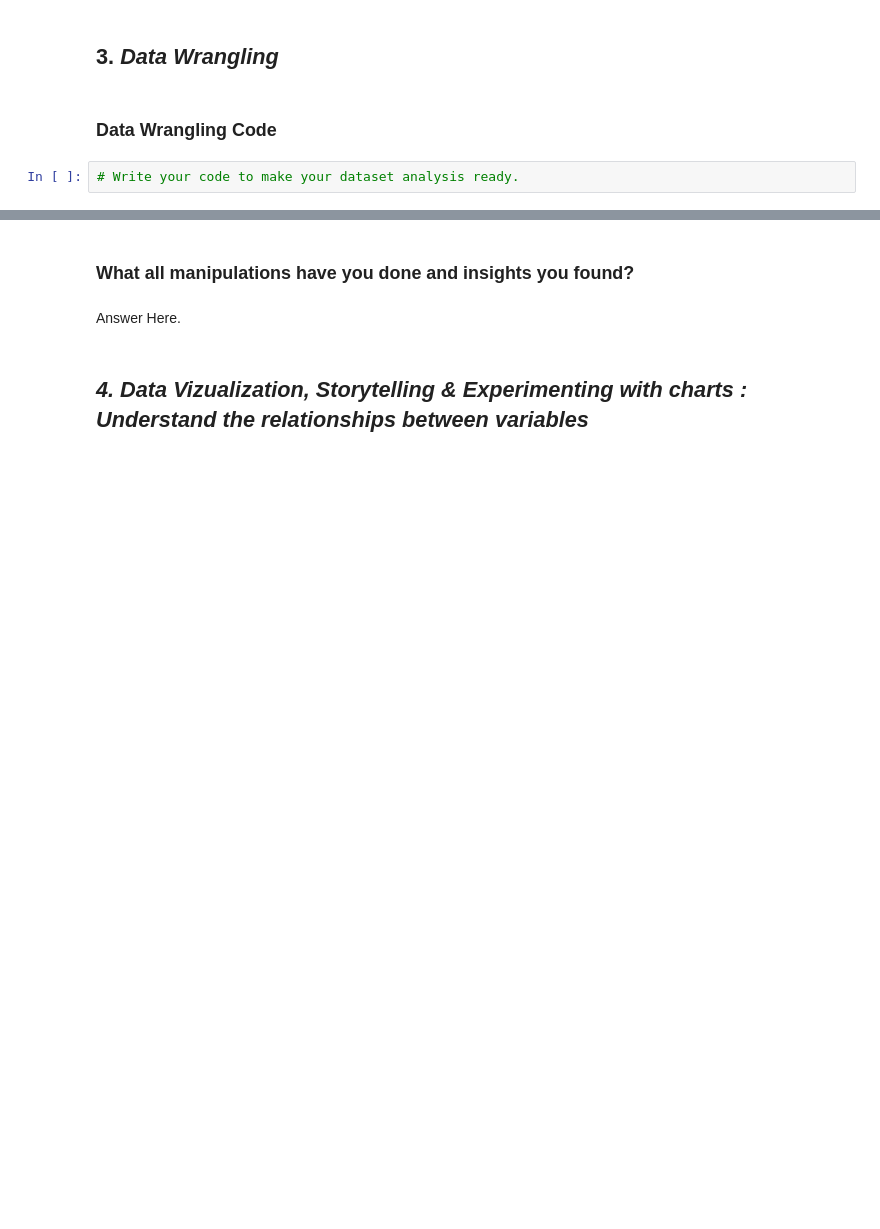
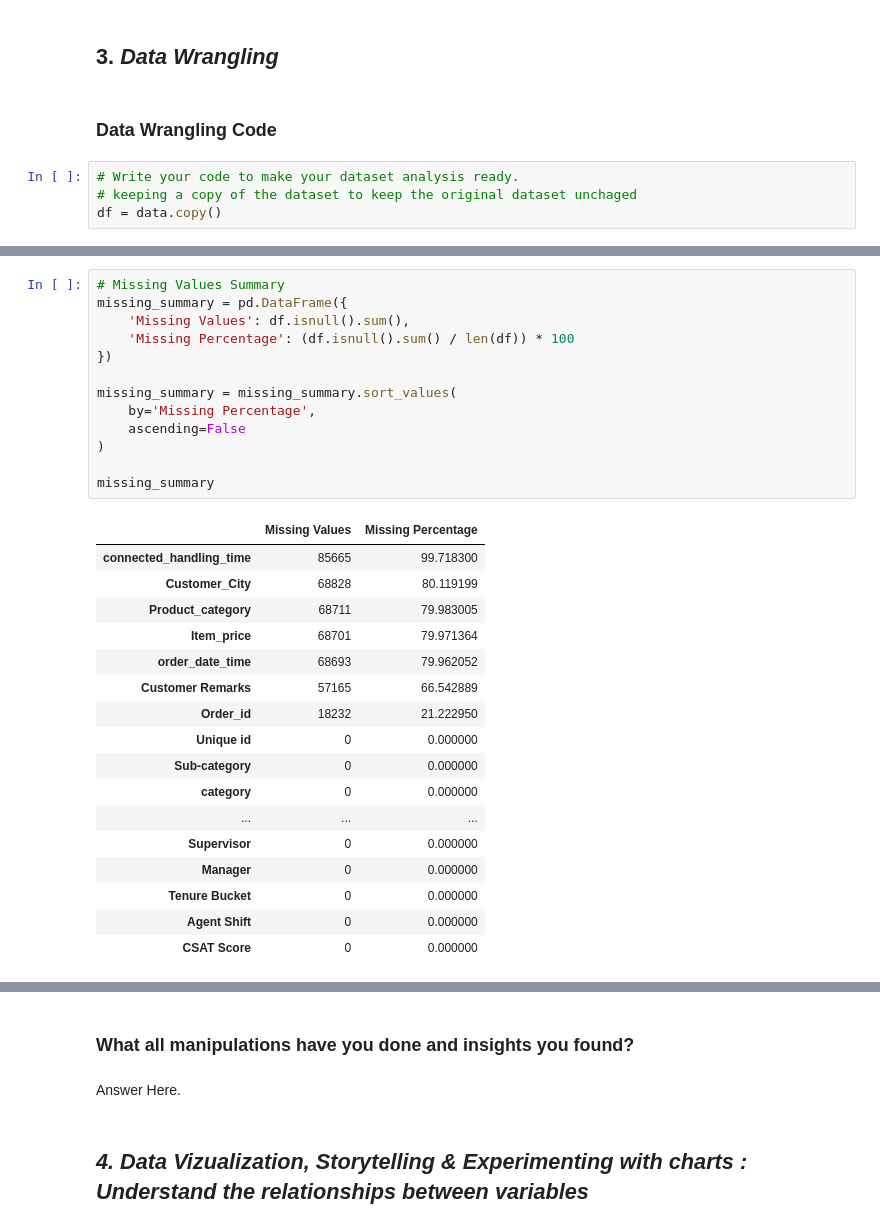
Before and after one commit to Shuvam-2000/Classification-Flipkart-Customer-Service-Satisfaction, a Jupyter notebook: Classification_Flipkart_Customer_Service_Satisfaction.ipynb, the cells around one changed output, grey strips where cells are left out. Drawn from its saved outputs; the diff is of its cells as text; blank space fills up the shorter version.

Commit message:
feat: Mising Value checks and initial treatment of missing values completed

```diff
--- a/Classification_Flipkart_Customer_Service_Satisfaction.ipynb
+++ b/Classification_Flipkart_Customer_Service_Satisfaction.ipynb
@@ -234,3 +280,5 @@ Answer Here
 ### Data Wrangling Code
 # %%
 # Write your code to make your dataset analysis ready.
+# keeping a copy of the dataset to keep the original dataset unchaged
+df = data.copy()
@@ -236,0 +330,31 @@ Answer Here
+# %%
+# Missing Values Summary
+missing_summary = pd.DataFrame({
+    'Missing Values': df.isnull().sum(),
+    'Missing Percentage': (df.isnull().sum() / len(df)) * 100
+})
+
+missing_summary = missing_summary.sort_values(
+    by='Missing Percentage',
+    ascending=False
+)
+
+missing_summary
+# %% [output]
+|  | Missing Values | Missing Percentage |
+| connected_handling_time | 85665 | 99.718300 |
+| Customer_City | 68828 | 80.119199 |
+| Product_category | 68711 | 79.983005 |
+| Item_price | 68701 | 79.971364 |
+| order_date_time | 68693 | 79.962052 |
+| Customer Remarks | 57165 | 66.542889 |
+| Order_id | 18232 | 21.222950 |
+| Unique id | 0 | 0.000000 |
+| Sub-category | 0 | 0.000000 |
+| category | 0 | 0.000000 |
+| ... | ... | ... |
+| Supervisor | 0 | 0.000000 |
+| Manager | 0 | 0.000000 |
+| Tenure Bucket | 0 | 0.000000 |
+| Agent Shift | 0 | 0.000000 |
+| CSAT Score | 0 | 0.000000 |
```
Also changed, not shown: parts of 28 cells of this notebook.
